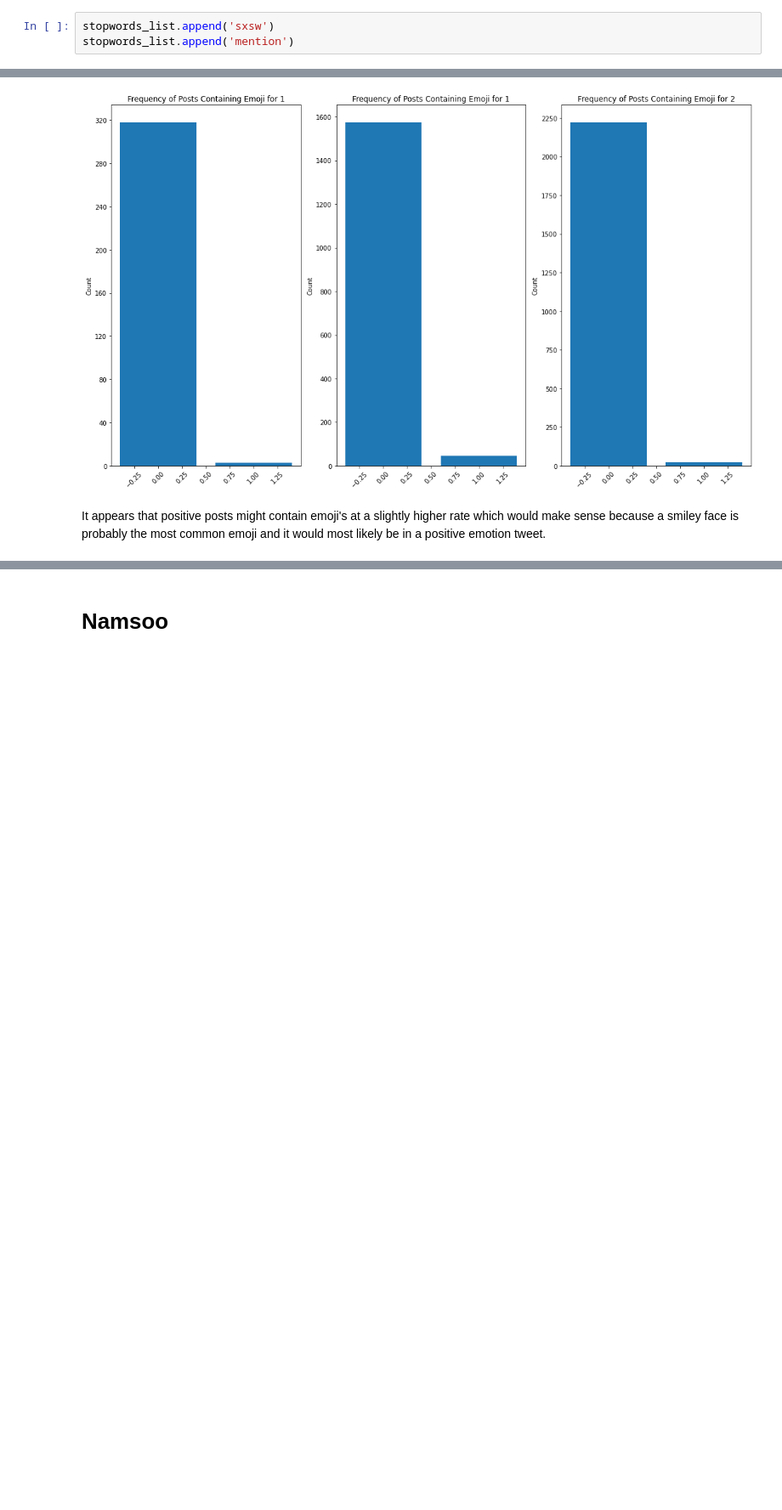
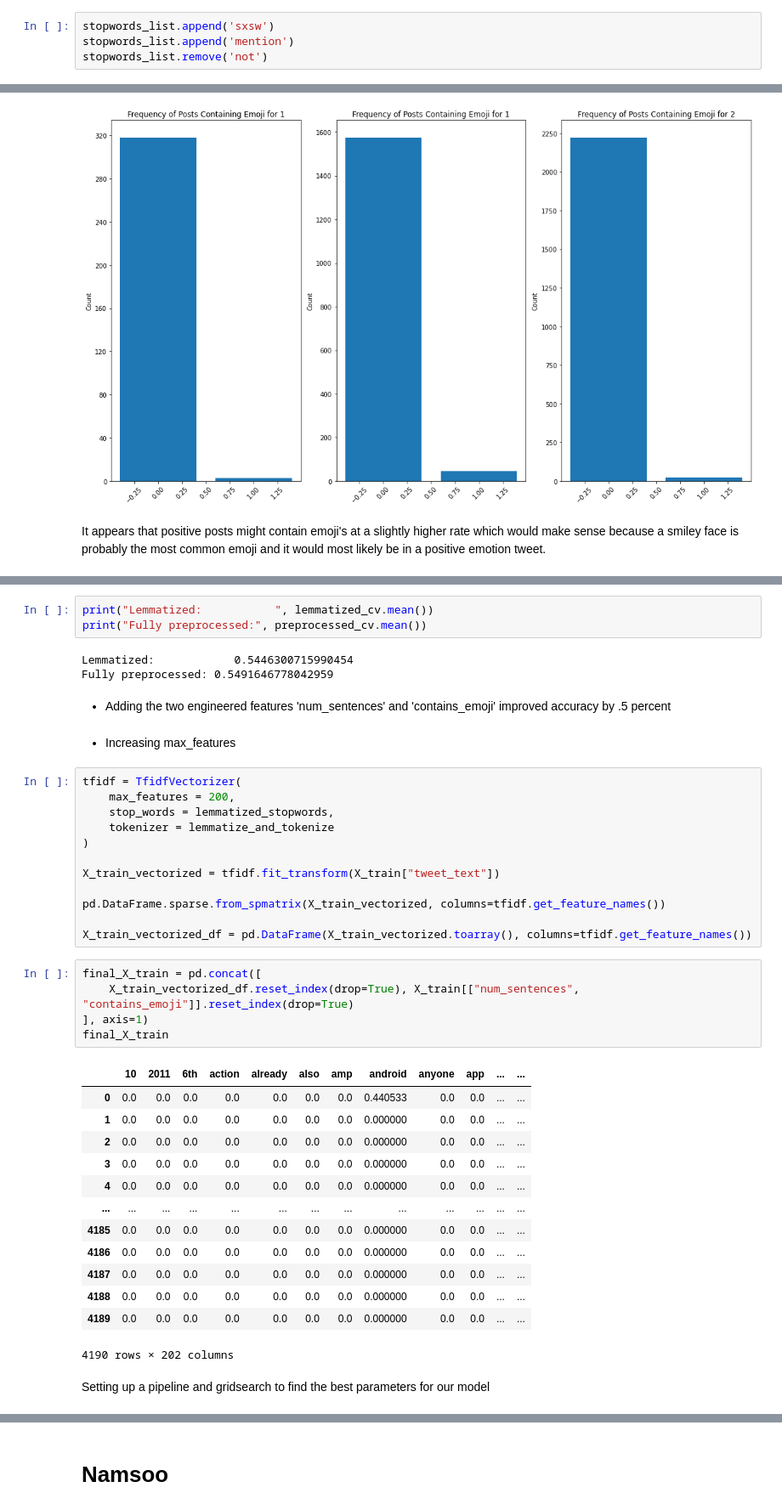
Before and after one commit to hthota1/Twitter-Sentiment-Analysis, a Jupyter notebook: Notebook.ipynb, the cells around one changed output, grey strips where cells are left out. Shown at 85% size. Drawn from its saved outputs; the diff is of its cells as text; blank space fills up the shorter version.

Commit message:
added pipeline and gridsearch and more modeling

```diff
--- a/Notebook.ipynb
+++ b/Notebook.ipynb
@@ -360,6 +358,7 @@ Appending stopwords "sxsw" and "mention" because they appear very often because
 # %%
 stopwords_list.append('sxsw')
 stopwords_list.append('mention')
+stopwords_list.remove('not')
 # %%
 stopwords_list[-3:]
 # %% [output]
@@ -588,0 +577,43 @@ ValueError: Found input variables with inconsistent numbers of samples: [6406, 4
+# %%
+print("Lemmatized:           ", lemmatized_cv.mean())
+print("Fully preprocessed:", preprocessed_cv.mean())
+# %% [output]
+Lemmatized:            0.5446300715990454
+Fully preprocessed: 0.5491646778042959
+# %% [markdown]
+- Adding the two engineered features 'num_sentences' and 'contains_emoji' improved accuracy by .5 percent
+# %% [markdown]
+- Increasing max_features
+# %%
+tfidf = TfidfVectorizer(
+    max_features = 200,
+    stop_words = lemmatized_stopwords,
+    tokenizer = lemmatize_and_tokenize
+)
+
+X_train_vectorized = tfidf.fit_transform(X_train["tweet_text"])
+
+pd.DataFrame.sparse.from_spmatrix(X_train_vectorized, columns=tfidf.get_feature_names())
+
+X_train_vectorized_df = pd.DataFrame(X_train_vectorized.toarray(), columns=tfidf.get_feature_names())
+# %%
+final_X_train = pd.concat([
+    X_train_vectorized_df.reset_index(drop=True), X_train[["num_sentences", "contains_emoji"]].reset_index(drop=True)
+], axis=1)
+final_X_train
+# %% [output]
+|  | 10 | 2011 | 6th | action | already | also | amp | android | anyone | app | ... | ... |
+| 0 | 0.0 | 0.0 | 0.0 | 0.0 | 0.0 | 0.0 | 0.0 | 0.440533 | 0.0 | 0.0 | ... | ... |
+| 1 | 0.0 | 0.0 | 0.0 | 0.0 | 0.0 | 0.0 | 0.0 | 0.000000 | 0.0 | 0.0 | ... | ... |
+| 2 | 0.0 | 0.0 | 0.0 | 0.0 | 0.0 | 0.0 | 0.0 | 0.000000 | 0.0 | 0.0 | ... | ... |
+| 3 | 0.0 | 0.0 | 0.0 | 0.0 | 0.0 | 0.0 | 0.0 | 0.000000 | 0.0 | 0.0 | ... | ... |
+| 4 | 0.0 | 0.0 | 0.0 | 0.0 | 0.0 | 0.0 | 0.0 | 0.000000 | 0.0 | 0.0 | ... | ... |
+| ... | ... | ... | ... | ... | ... | ... | ... | ... | ... | ... | ... | ... |
+| 4185 | 0.0 | 0.0 | 0.0 | 0.0 | 0.0 | 0.0 | 0.0 | 0.000000 | 0.0 | 0.0 | ... | ... |
+| 4186 | 0.0 | 0.0 | 0.0 | 0.0 | 0.0 | 0.0 | 0.0 | 0.000000 | 0.0 | 0.0 | ... | ... |
+| 4187 | 0.0 | 0.0 | 0.0 | 0.0 | 0.0 | 0.0 | 0.0 | 0.000000 | 0.0 | 0.0 | ... | ... |
+| 4188 | 0.0 | 0.0 | 0.0 | 0.0 | 0.0 | 0.0 | 0.0 | 0.000000 | 0.0 | 0.0 | ... | ... |
+| 4189 | 0.0 | 0.0 | 0.0 | 0.0 | 0.0 | 0.0 | 0.0 | 0.000000 | 0.0 | 0.0 | ... | ... |
+4190 rows × 202 columns
+# %% [markdown]
+Setting up a pipeline and gridsearch to find the best parameters for our model
```
Also changed, not shown: parts of 26 cells of this notebook.
